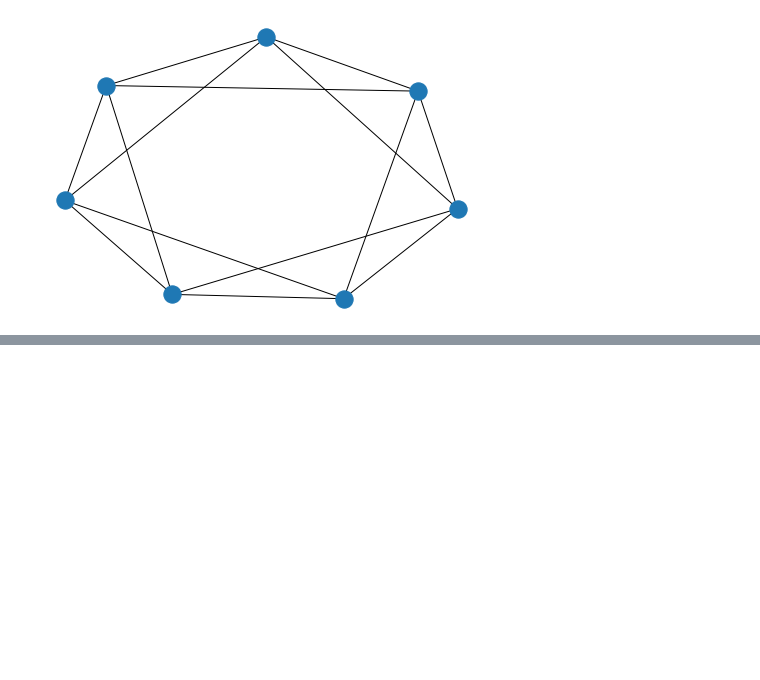
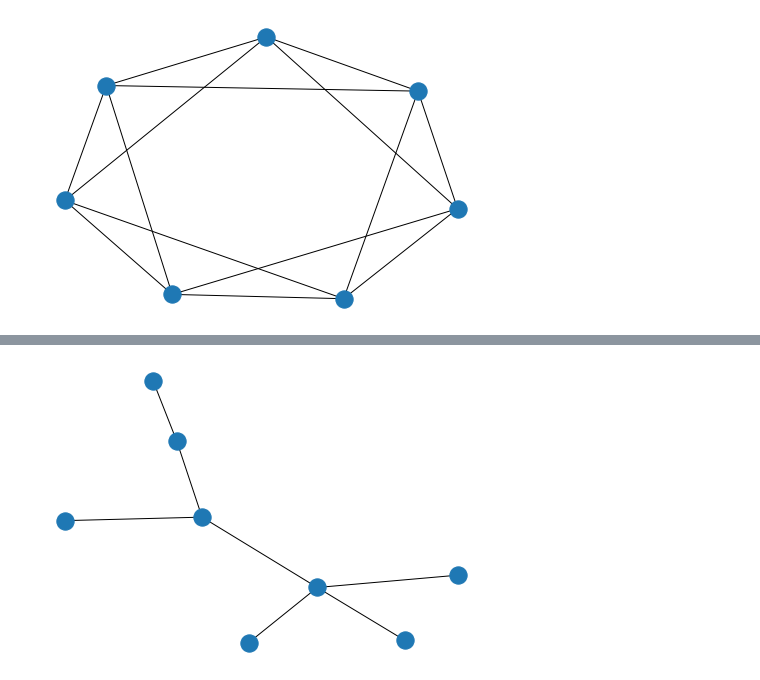
Before and after one commit to unonao/pyDOS, a Jupyter notebook: data/generate_graph.ipynb, the cells around one changed output, grey strips where cells are left out. Saved outputs shown, nothing was run; the diff lists cells and outputs as text; code cells hidden in the pictures; blank space fills up the shorter version.

```diff
--- a/data/generate_graph.ipynb
+++ b/data/generate_graph.ipynb
@@ -77,0 +118,10 @@ plt.show()
+# %%
+r = 3
+n = 8
+G = nx.full_rary_tree(r=r, n=n)
+nx.write_edgelist(G, f"{save_dir}/balanced_tree_r{r}_n{n}.txt", data=False)
+# %%
+nx.draw(G)
+plt.show()
+# %% [output]
+[figure, added]
```
Also changed, not shown: parts of 122 cells of this notebook, 2 other files.
